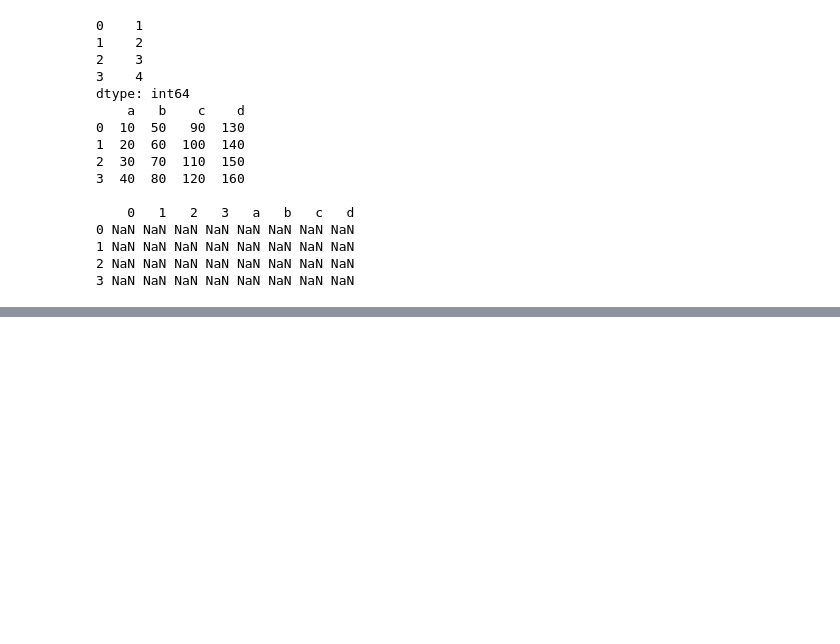
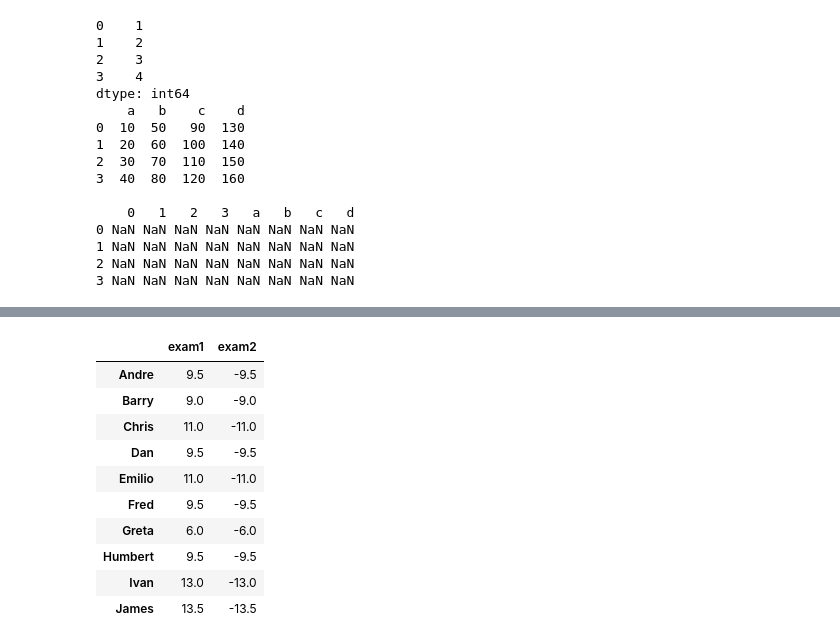
Before and after one commit to vagnercazarotto/MachineLearningSpecialization, a Jupyter notebook: Intro to Data Analysis/Adding Pandas to NumPy Series.ipynb, the cells around one changed output, grey strips where cells are left out. Drawn from its saved outputs; the diff is of its cells as text; code cells hidden in the pictures; blank space fills up the shorter version.

Commit message:
Standardizing Each Column Again

```diff
--- a/Intro to Data Analysis/Untitled.ipynb
+++ b/Intro to Data Analysis/Adding Pandas to NumPy Series.ipynb
@@ -436,0 +505,7 @@ dtype: int64
+# %%
+grades_df = pd.DataFrame(
+    data={'exam1': [43, 81, 78, 75, 89, 70, 91, 65, 98, 87],
+          'exam2': [24, 63, 56, 56, 67, 51, 79, 46, 72, 60]},
+    index=['Andre', 'Barry', 'Chris', 'Dan', 'Emilio',
+           'Fred', 'Greta', 'Humbert', 'Ivan', 'James']
+)
@@ -436,0 +562,18 @@ dtype: int64
+# %%
+# Now I need to subtract the first mean from the first row of the data frame
+# the second mean from the second row and so on
+
+mean_diffs = grades_df.sub(grades_df.mean(axis='columns'),axis='index')
+mean_diffs
+# %% [output]
+|  | exam1 | exam2 |
+| Andre | 9.5 | -9.5 |
+| Barry | 9.0 | -9.0 |
+| Chris | 11.0 | -11.0 |
+| Dan | 9.5 | -9.5 |
+| Emilio | 11.0 | -11.0 |
+| Fred | 9.5 | -9.5 |
+| Greta | 6.0 | -6.0 |
+| Humbert | 9.5 | -9.5 |
+| Ivan | 13.0 | -13.0 |
+| James | 13.5 | -13.5 |
```
Also changed, not shown: parts of 10 cells of this notebook.
